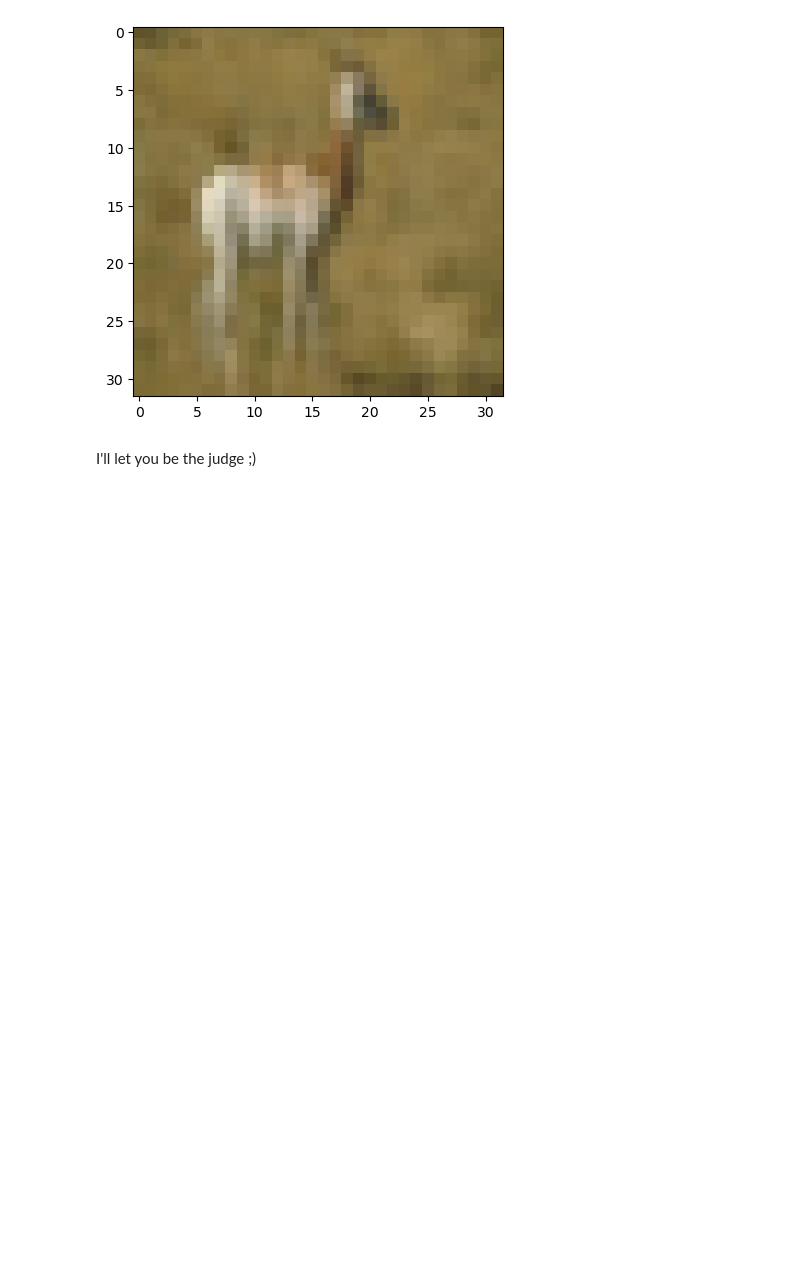
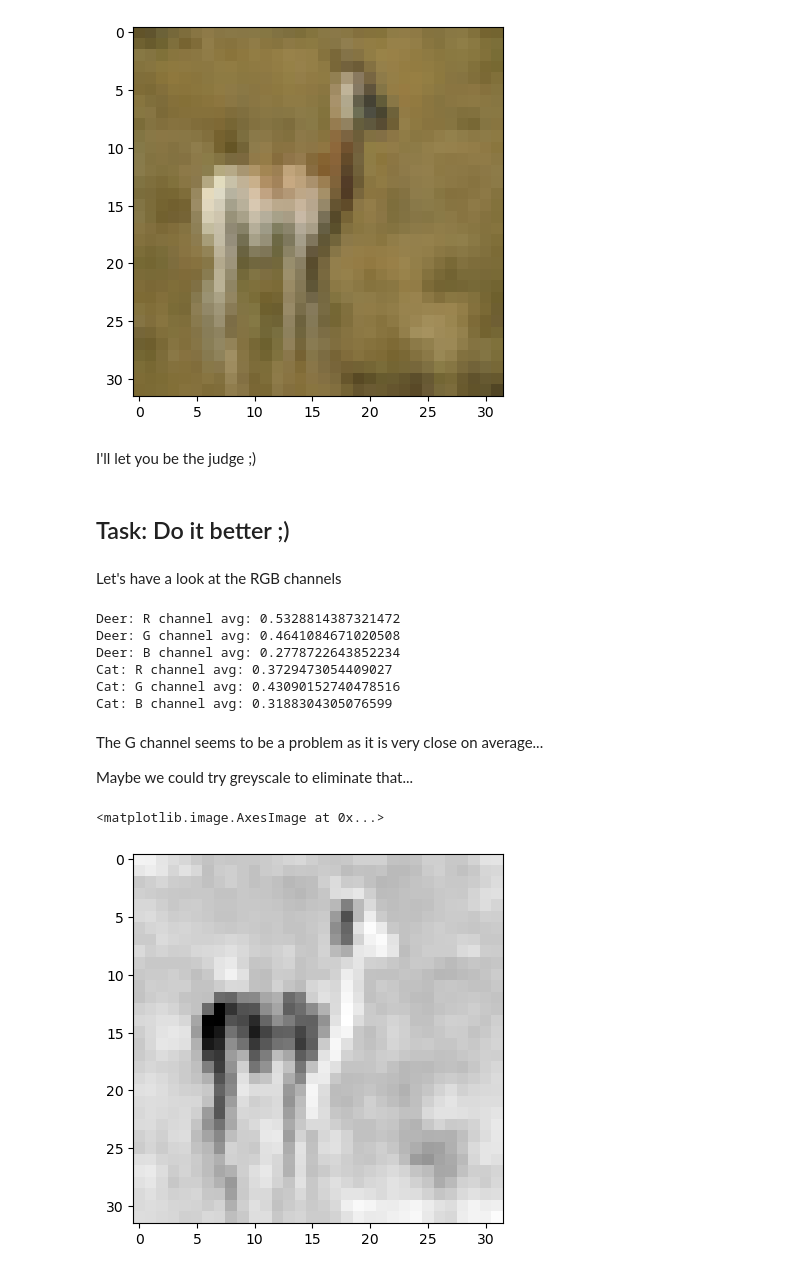
Before and after one commit to IS3UniCologne/AAA_2025, a Jupyter notebook: Workshop_07/Workshop_07.ipynb, the cells around one changed output. Cells and saved outputs as stored; diff of their text form; code cells hidden in the pictures; blank space fills up the shorter version.

Commit message:
add greyscale example to WS07

```diff
--- a/Workshop_07/Workshop_07.ipynb
+++ b/Workshop_07/Workshop_07.ipynb
@@ -551,3 +549,30 @@ plt.imshow(X_train[58])
 [figure]
 # %% [markdown]
 I'll let you be the judge ;)
+# %% [markdown]
+## Task: Do it better ;)
+# %% [markdown]
+Let's have a look at the RGB channels
+# %%
+print(f'Deer: R channel avg: {X_train[58,:,:,0].mean()}')
+print(f'Deer: G channel avg: {X_train[58,:,:,1].mean()}')
+print(f'Deer: B channel avg: {X_train[58,:,:,2].mean()}')
+print(f'Cat: R channel avg: {X_train[rnd_img,:,:,0].mean()}')
+print(f'Cat: G channel avg: {X_train[rnd_img,:,:,1].mean()}')
+print(f'Cat: B channel avg: {X_train[rnd_img,:,:,2].mean()}')
+# %% [output]
+Deer: R channel avg: 0.5328814387321472
+Deer: G channel avg: 0.4641084671020508
+Deer: B channel avg: 0.2778722643852234
+Cat: R channel avg: 0.3729473054409027
+Cat: G channel avg: 0.43090152740478516
+Cat: B channel avg: 0.3188304305076599
+# %% [markdown]
+The G channel seems to be a problem as it is very close on average...
+
+Maybe we could try greyscale to eliminate that...
+# %%
+plt.imshow(X_train[58].mean(axis=2), cmap='Greys')
+# %% [output]
+<matplotlib.image.AxesImage at 0x...>
+[figure, added]
```
Also changed, not shown: parts of 8 cells of this notebook.
